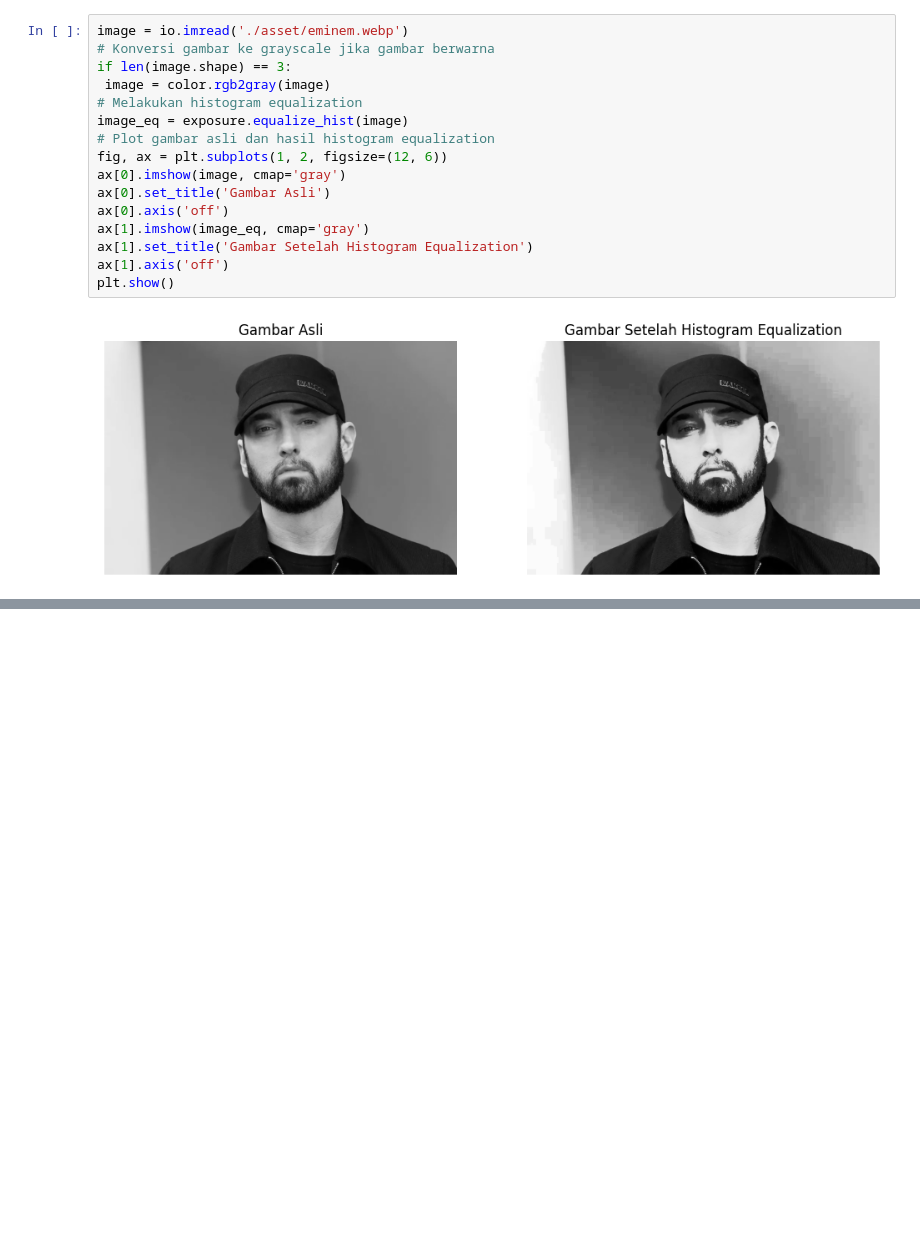
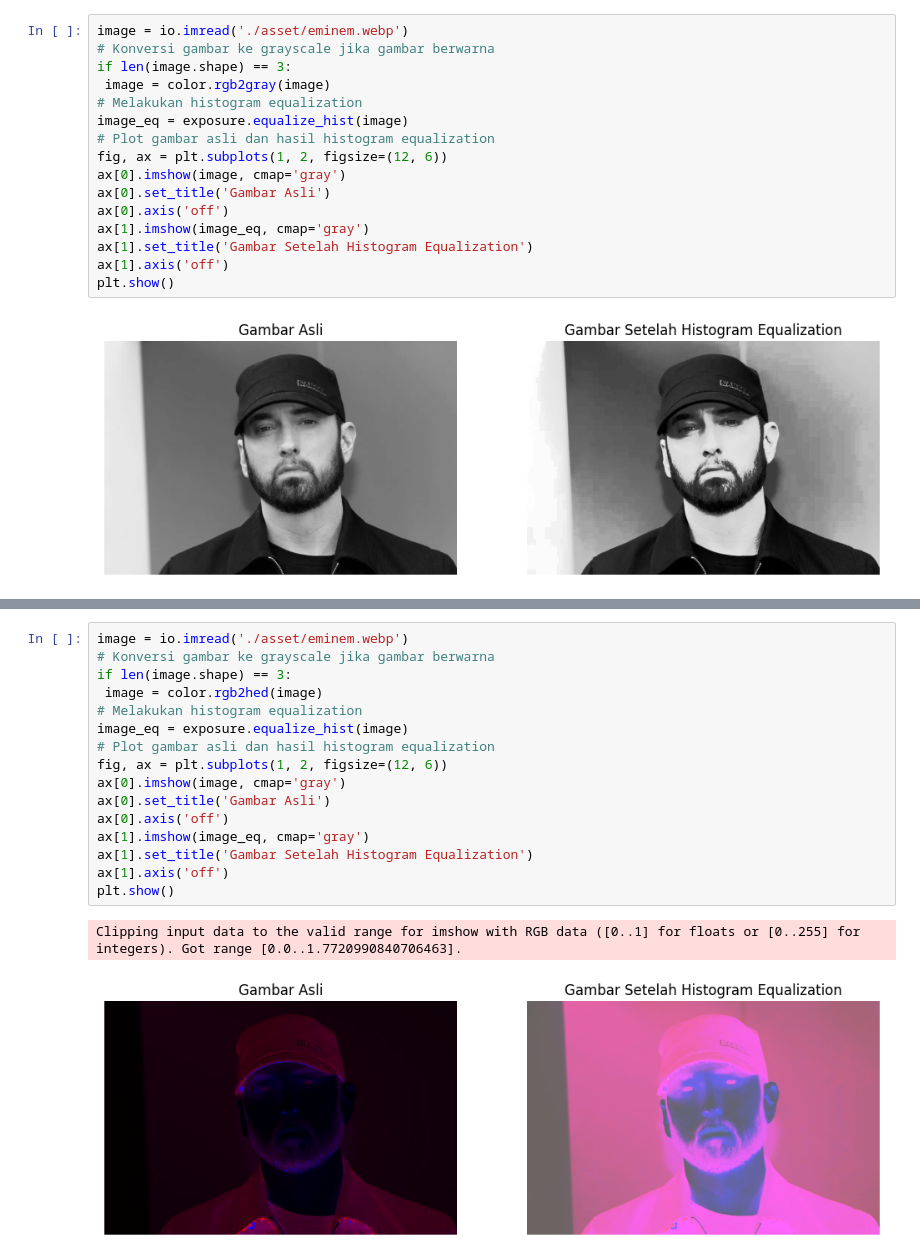
Before and after one commit to BARBARBoyyHD/histogram-scikitimage, a Jupyter notebook: histogram.ipynb, the cells around one changed output, grey strips where cells are left out. Drawn from its saved outputs; the diff is of its cells as text; blank space fills up the shorter version.

```diff
--- a/histogram.ipynb
+++ b/histogram.ipynb
@@ -64,0 +124,19 @@ plt.show()
+# %%
+image = io.imread('./asset/eminem.webp')
+# Konversi gambar ke grayscale jika gambar berwarna
+if len(image.shape) == 3:
+ image = color.rgb2hed(image)
+# Melakukan histogram equalization
+image_eq = exposure.equalize_hist(image)
+# Plot gambar asli dan hasil histogram equalization
+fig, ax = plt.subplots(1, 2, figsize=(12, 6))
+ax[0].imshow(image, cmap='gray')
+ax[0].set_title('Gambar Asli')
+ax[0].axis('off')
+ax[1].imshow(image_eq, cmap='gray')
+ax[1].set_title('Gambar Setelah Histogram Equalization')
+ax[1].axis('off')
+plt.show()
+# %% [output]
+Clipping input data to the valid range for imshow with RGB data ([0..1] for floats or [0..255] for integers). Got range [0.0..1.7720990840706463].
+[figure, added]
```
Also changed, not shown: parts of 8 cells of this notebook, 2 other files.
